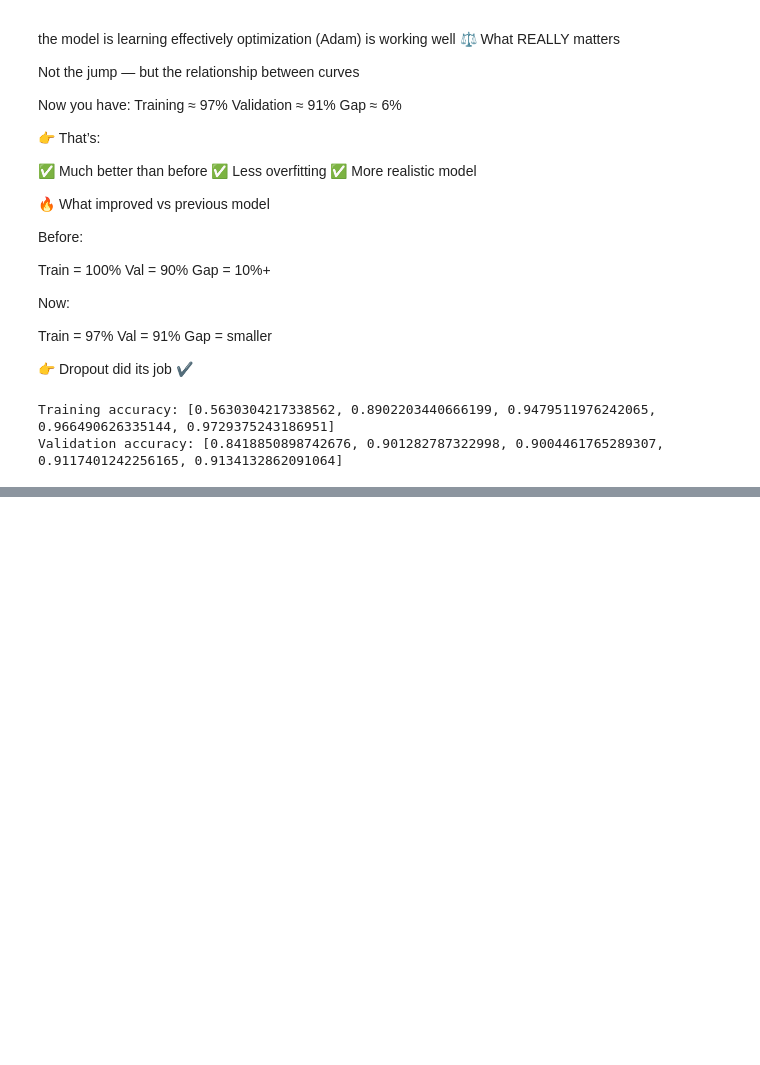
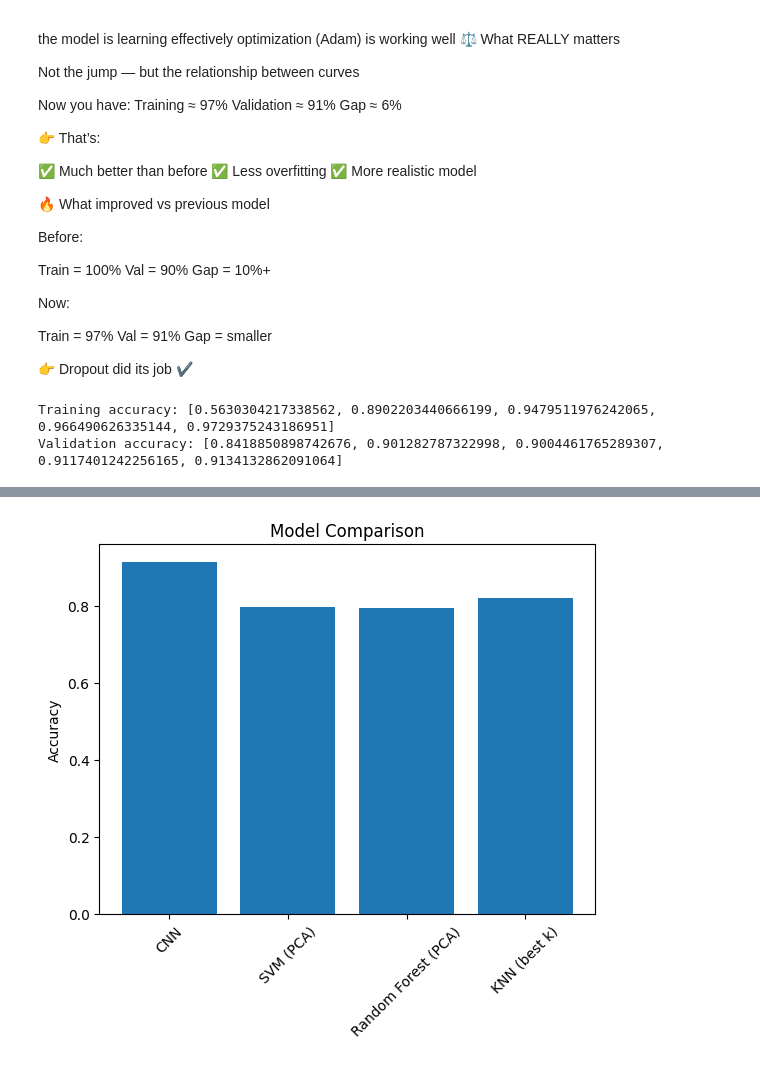
Before and after one commit to karimnsaibi/sign-language, a Jupyter notebook: project.ipynb, the cells around one changed output, grey strips where cells are left out. Cells and saved outputs as stored; diff of their text form; code cells hidden in the pictures; blank space fills up the shorter version.

```diff
--- a/project.ipynb
+++ b/project.ipynb
@@ -322,0 +659,17 @@ Validation accuracy: [0.8418850898742676, 0.901282787322998, 0.9004461765289307,
+# %%
+results = {
+    "Model": [],
+    "Accuracy": []
+}
+# %%
+results["Model"].append("CNN")
+results["Accuracy"].append(0.9134)  # replace with your exact value
+
+results["Model"].append("SVM (PCA)")
+results["Accuracy"].append(0.7974)
+
+results["Model"].append("Random Forest (PCA)")
+results["Accuracy"].append(0.7932)
+
+results["Model"].append("KNN (best k)")
+results["Accuracy"].append(best_knn_accuracy)  # your value
@@ -322,0 +681,5 @@ Validation accuracy: [0.8418850898742676, 0.901282787322998, 0.9004461765289307,
+# %%
+import pandas as pd
+
+df_results = pd.DataFrame(results)
+df_results.sort_values(by="Accuracy", ascending=False)
@@ -322,0 +692,10 @@ Validation accuracy: [0.8418850898742676, 0.901282787322998, 0.9004461765289307,
+# %%
+import matplotlib.pyplot as plt
+
+plt.bar(df_results["Model"], df_results["Accuracy"])
+plt.ylabel("Accuracy")
+plt.title("Model Comparison")
+plt.xticks(rotation=45)
+plt.show()
+# %% [output]
+[figure, added]
```
Also changed, not shown: parts of 26 cells of this notebook.
